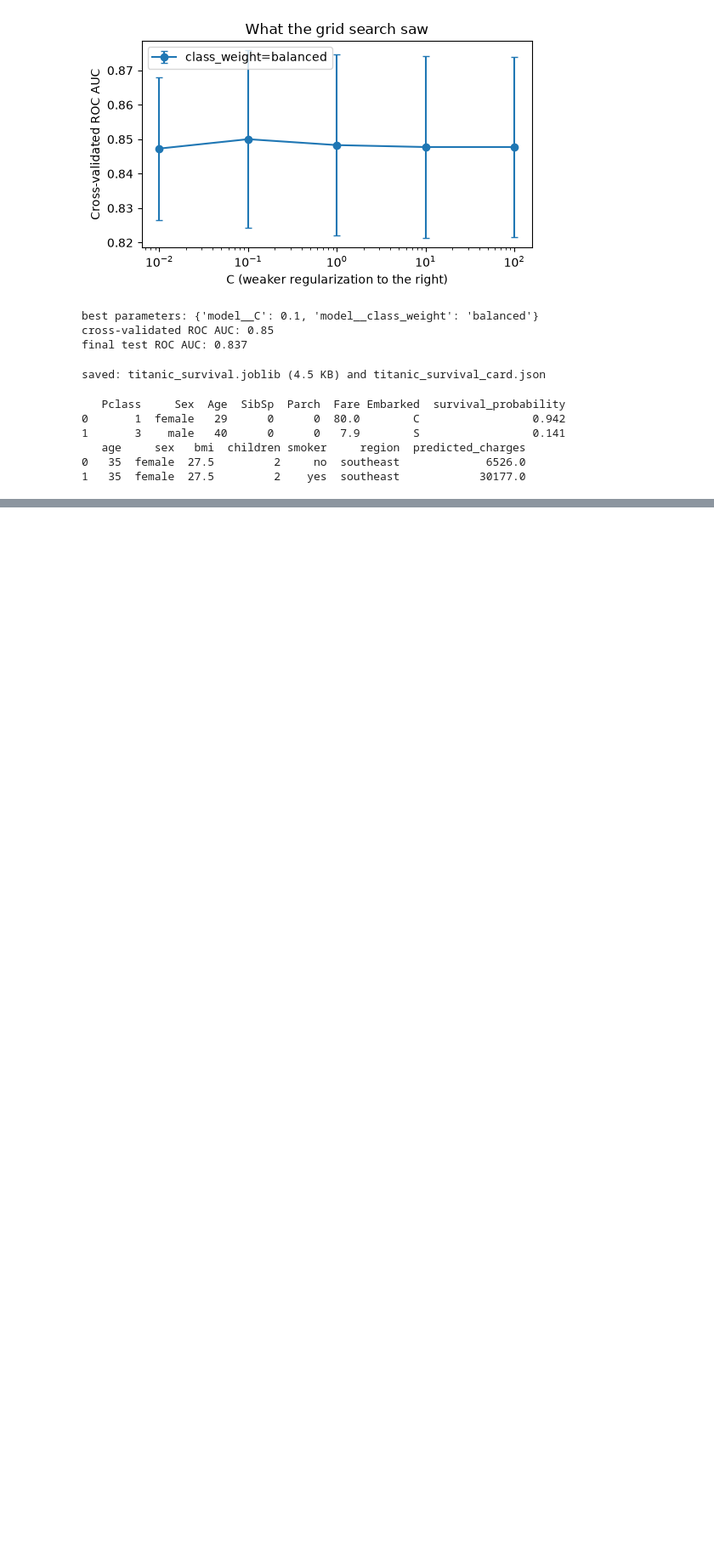
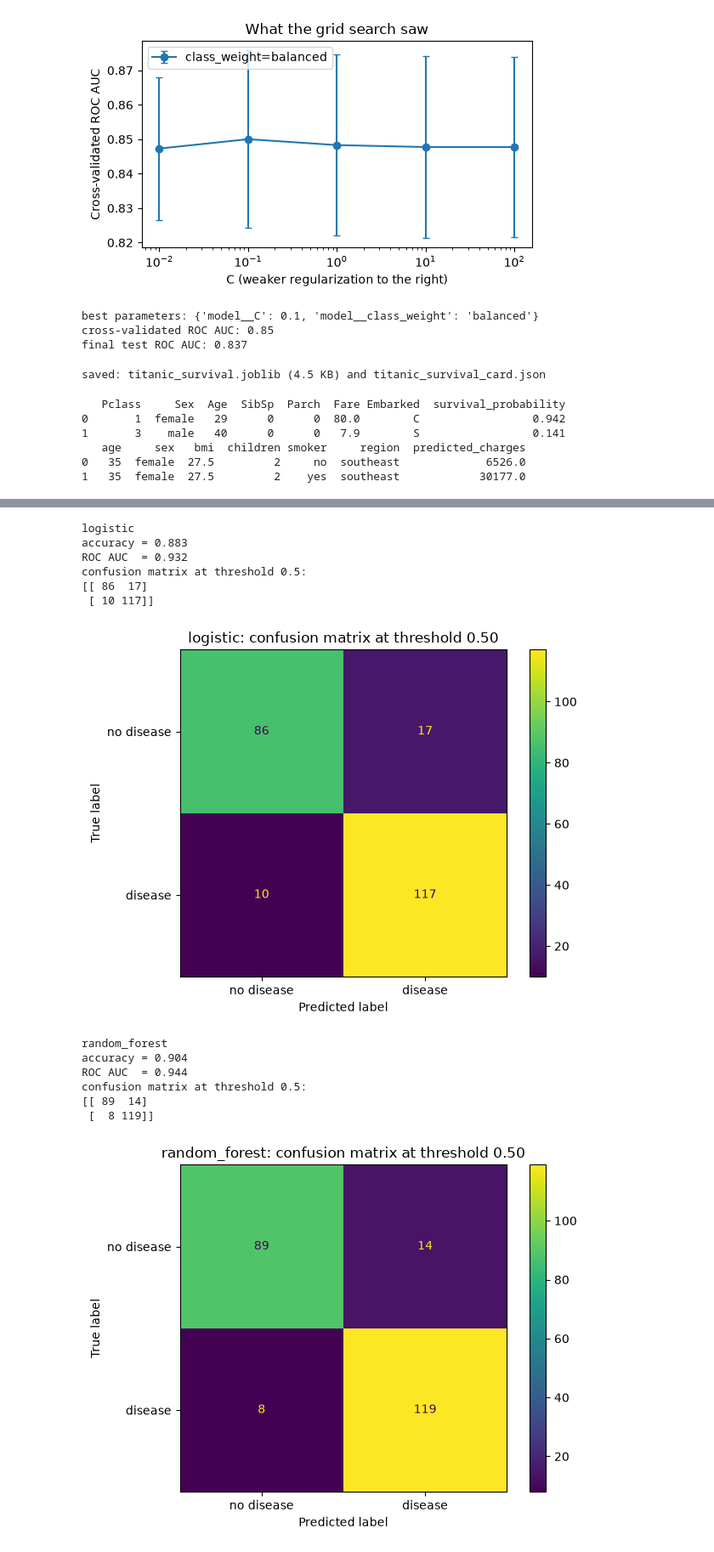
Before and after one commit to AdriannaSofea/MACHINE-LEARNING_22011496, a Jupyter notebook: all_experiments/Lab 2_ML_22011496.ipynb, the cells around one changed output, grey strips where cells are left out. Shown at 85% size. Saved outputs shown, nothing was run; the diff lists cells and outputs as text; code cells hidden in the pictures; blank space fills up the shorter version.

```diff
--- a/all_experiments/Lab 2_ML_22011496.ipynb
+++ b/all_experiments/Lab 2_ML_22011496.ipynb
@@ -474,0 +501,9 @@ print(new_customer)
+# %%
+X_h = heart.drop(columns="HeartDisease")
+y_h = heart["HeartDisease"]
+
+h_num = X_h.select_dtypes(include="number").columns.tolist()
+h_cat = X_h.select_dtypes(exclude="number").columns.tolist()
+
+print("numeric:", h_num)
+print("categorical:", h_cat)
@@ -474,0 +513,7 @@ print(new_customer)
+# %%
+Xh_train, Xh_valid, yh_train, yh_valid = train_test_split(
+    X_h, y_h, test_size=0.25, random_state=42, stratify=y_h
+)
+
+baseline_h = max(yh_valid.mean(), 1 - yh_valid.mean())
+print("majority-class baseline accuracy:", round(baseline_h, 3))
@@ -474,0 +522,46 @@ print(new_customer)
+# %%
+scores_h = {}
+fitted_h = {}
+
+for name, estimator in {
+    "logistic": LogisticRegression(max_iter=1000),
+    "random_forest": RandomForestClassifier(n_estimators=300, min_samples_leaf=2,
+                                            random_state=42),
+}.items():
+    pipe = Pipeline([("preprocess", make_preprocess(h_num, h_cat)), ("model", estimator)])
+    pipe.fit(Xh_train, yh_train)
+    fitted_h[name] = pipe
+
+    prob_h = pipe.predict_proba(Xh_valid)[:, 1]
+    pred_h = (prob_h >= 0.5).astype(int)
+
+    scores_h[name] = {
+        "accuracy": accuracy_score(yh_valid, pred_h),
+        "roc_auc": roc_auc_score(yh_valid, prob_h),
+    }
+    print(f"\n{name}")
+    print(f"accuracy = {scores_h[name]['accuracy']:.3f}")
+    print(f"ROC AUC  = {scores_h[name]['roc_auc']:.3f}")
+    print("confusion matrix at threshold 0.5:")
+    print(confusion_matrix(yh_valid, pred_h))
+
+    ConfusionMatrixDisplay.from_predictions(yh_valid, pred_h,
+                                            display_labels=["no disease", "disease"])
+    plt.title(f"{name}: confusion matrix at threshold 0.50")
+    plt.tight_layout()
+    plt.show()
+# %% [output]
+logistic
+accuracy = 0.883
+ROC AUC  = 0.932
+confusion matrix at threshold 0.5:
+[[ 86  17]
+ [ 10 117]]
+[figure, added]
+random_forest
+accuracy = 0.904
+ROC AUC  = 0.944
+confusion matrix at threshold 0.5:
+[[ 89  14]
+ [  8 119]]
+[figure, added]
```
Also changed, not shown: parts of 5 cells of this notebook.
